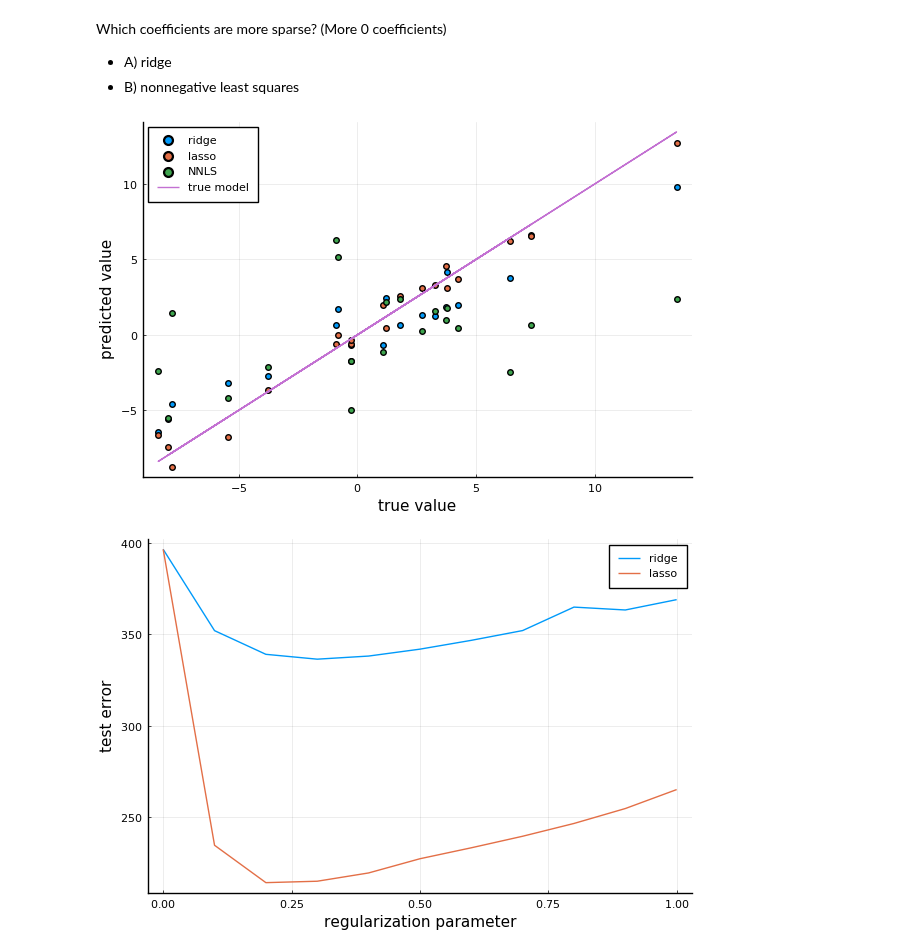
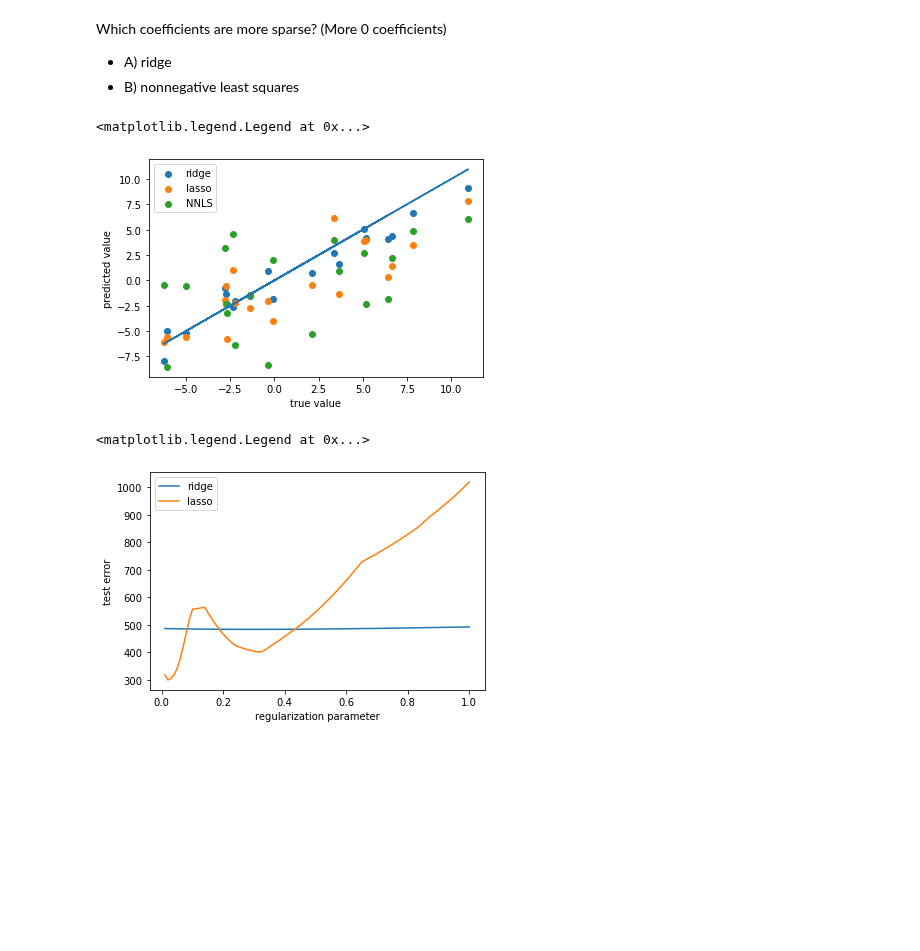
Before and after one commit to ORIE4741/demos, a Jupyter notebook: RegularizedRegression.ipynb, the cells around one changed output. Drawn from its saved outputs; the diff is of its cells as text; code cells hidden in the pictures; blank space fills up the shorter version.

Commit message:
update regularized regression

```diff
--- a/RegularizedRegression.ipynb
+++ b/RegularizedRegression.ipynb
@@ -180,38 +178,45 @@ plt.legend()
 Which coefficients are more sparse? (More 0 coefficients)
 * A) ridge
 * B) nonnegative least squares
-# %%
-# which fits data best?
-Xtest,ytest = generate_data(20,w)
-
-scatter(ytest,Xtest*w_ridge,label="ridge")
-scatter!(ytest,Xtest*w_lasso,label="lasso")
-scatter!(ytest,Xtest*w_nonneg,label="NNLS")
-plot!(ytest,ytest,label="true model")
-xlabel!("true value")
-ylabel!("predicted value")
-# %% [output]
-[figure, removed]
+# %%
+# which fits data best?
+Xtest,ytest = generate_data(20,w_randn) # also try w_sparse and w_nonneg
+
+yhat_ridge = Ridge(alpha = alpha_ridge).fit(X,y).predict(Xtest)
+yhat_lasso = Lasso(alpha = alpha_lasso).fit(X,y).predict(Xtest)
+yhat_nonneg = LinearRegression(positive=True).fit(X,y).predict(Xtest)
+
+plt.plot(ytest,ytest)
+plt.scatter(ytest, yhat_ridge, label="ridge")
+plt.scatter(ytest, yhat_lasso, label="lasso")
+plt.scatter(ytest, yhat_nonneg, label="NNLS")
+plt.xlabel("true value")
+plt.ylabel("predicted value")
+plt.legend()
+# %% [output]
+<matplotlib.legend.Legend at 0x...>
+[figure, added]
 # %%
-# cross validate over lambda
-Random.seed!(1)
+# cross validate over regularization parameter alpha
+np.random.seed(6)
 
 w = randn(40)
 X,y = generate_noisy_data(30, w)
 Xtest,ytest = generate_noisy_data(30, w)
 
-ridge_error = Float64[]
-lasso_error = Float64[]
-λs = 0:.1:1
-for λ in λs
-    w = ridge_regression(X,y; λ=λ)
-    push!(ridge_error, sum((ytest - Xtest*w).^2))
-    w = lasso(X,y; λ=λ)
-    push!(lasso_error, sum((ytest - Xtest*w).^2))
-end
-plot(λs, ridge_error, label="ridge")
-plot!(λs, lasso_error, label="lasso")
-ylabel!("test error")
-xlabel!("regularization parameter")
+ridge_error = []
+lasso_error = []
+alphas = np.linspace(.01,1,100)
+for alpha in alphas:
+    yhat_ridge = Ridge(alpha = alpha).fit(X,y).predict(Xtest)
+    ridge_error.append(sum((ytest - yhat_ridge)**2))
+    yhat_lasso = Lasso(alpha = alpha).fit(X,y).predict(Xtest)
+    lasso_error.append(sum((ytest - yhat_lasso)**2))
+plt.plot(alphas, ridge_error, label="ridge")
+plt.plot(alphas, lasso_error, label="lasso")
+plt.ylabel("test error")
+plt.xlabel("regularization parameter")
+plt.legend()
 # %% [output]
+<matplotlib.legend.Legend at 0x...>
-[figure, old version]
+[figure, new version]
```
Also changed, not shown: parts of 7 cells of this notebook.
